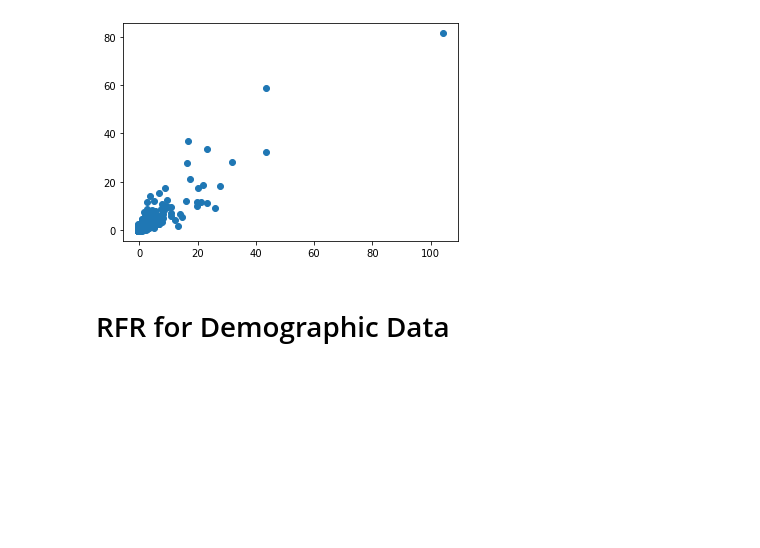
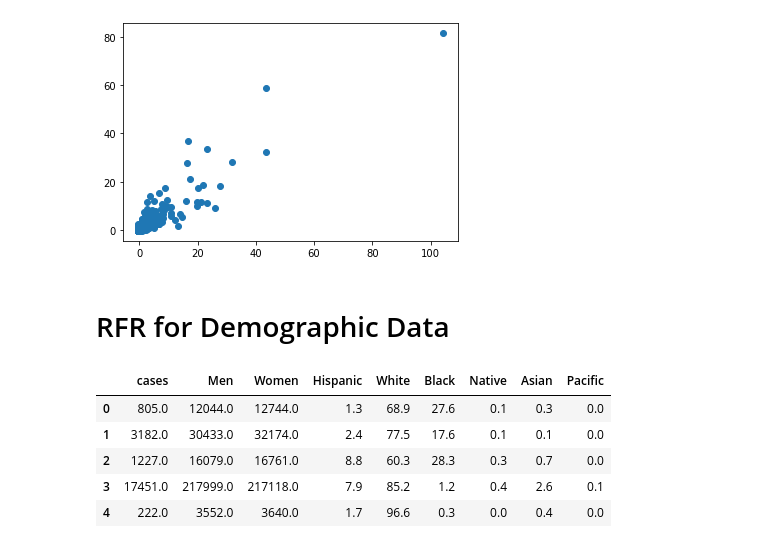
Before and after one commit to stephenanayashilliard/Covid_and_Politics, a Jupyter notebook: ml_seg2/rfr_model_pca.ipynb, the cells around one changed output. Drawn from its saved outputs; the diff is of its cells as text; code cells hidden in the pictures; blank space fills up the shorter version.

```diff
--- a/ml_seg2/rfr_model_pca.ipynb
+++ b/ml_seg2/rfr_model_pca.ipynb
@@ -407,3 +409,14 @@ plt.show()
 [figure]
 # %% [markdown]
 # RFR for Demographic Data
+# %%
+# create voting df
+demo_df = county_df[['cases','Men', 'Women', 'Hispanic', 'White', 'Black', 'Native','Asian', 'Pacific']]
+demo_df.head()
+# %% [output]
+|  | cases | Men | Women | Hispanic | White | Black | Native | Asian | Pacific |
+| 0 | 805.0 | 12044.0 | 12744.0 | 1.3 | 68.9 | 27.6 | 0.1 | 0.3 | 0.0 |
+| 1 | 3182.0 | 30433.0 | 32174.0 | 2.4 | 77.5 | 17.6 | 0.1 | 0.1 | 0.0 |
+| 2 | 1227.0 | 16079.0 | 16761.0 | 8.8 | 60.3 | 28.3 | 0.3 | 0.7 | 0.0 |
+| 3 | 17451.0 | 217999.0 | 217118.0 | 7.9 | 85.2 | 1.2 | 0.4 | 2.6 | 0.1 |
+| 4 | 222.0 | 3552.0 | 3640.0 | 1.7 | 96.6 | 0.3 | 0.0 | 0.4 | 0.0 |
```
Also changed, not shown: parts of 20 cells of this notebook.
